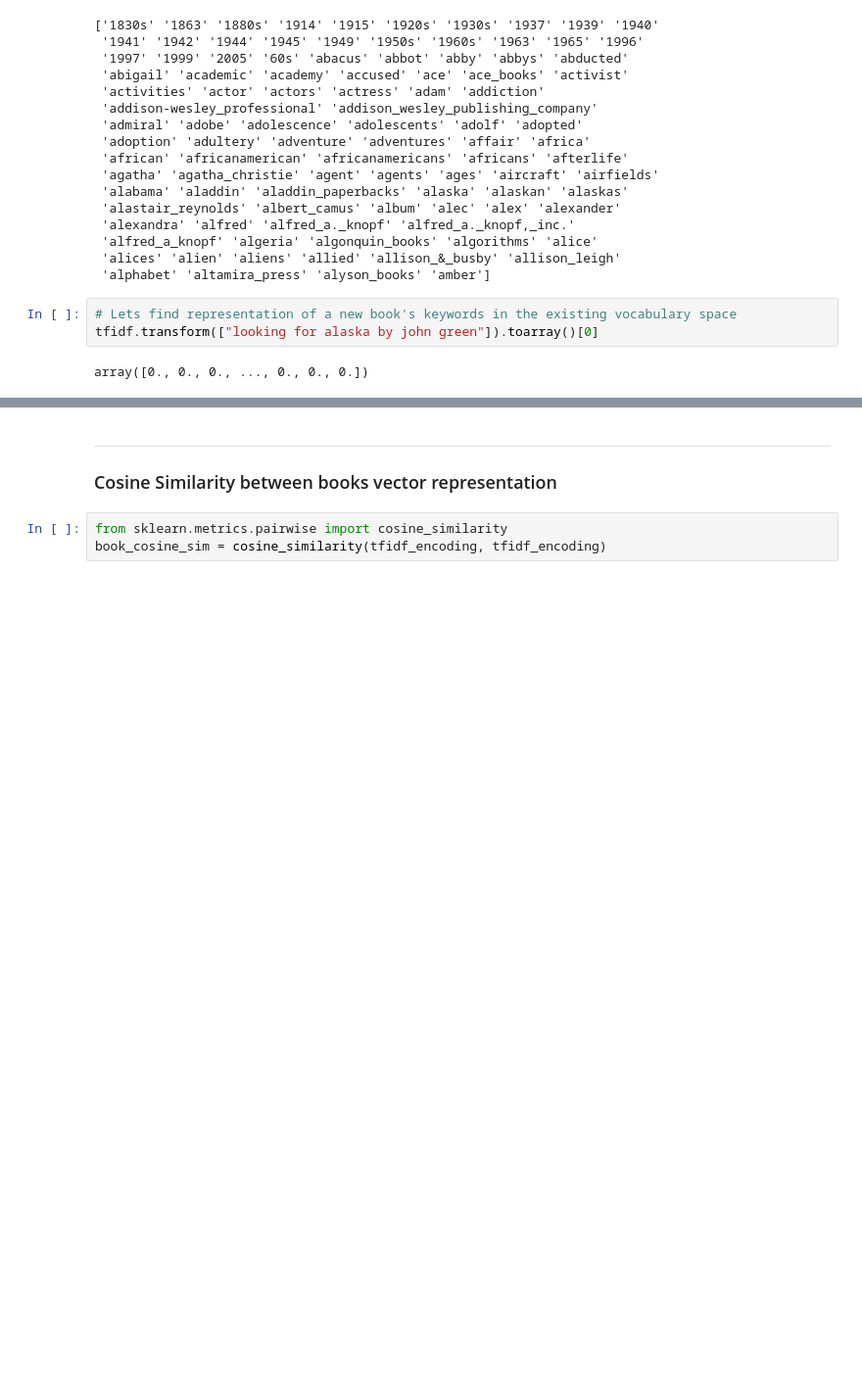
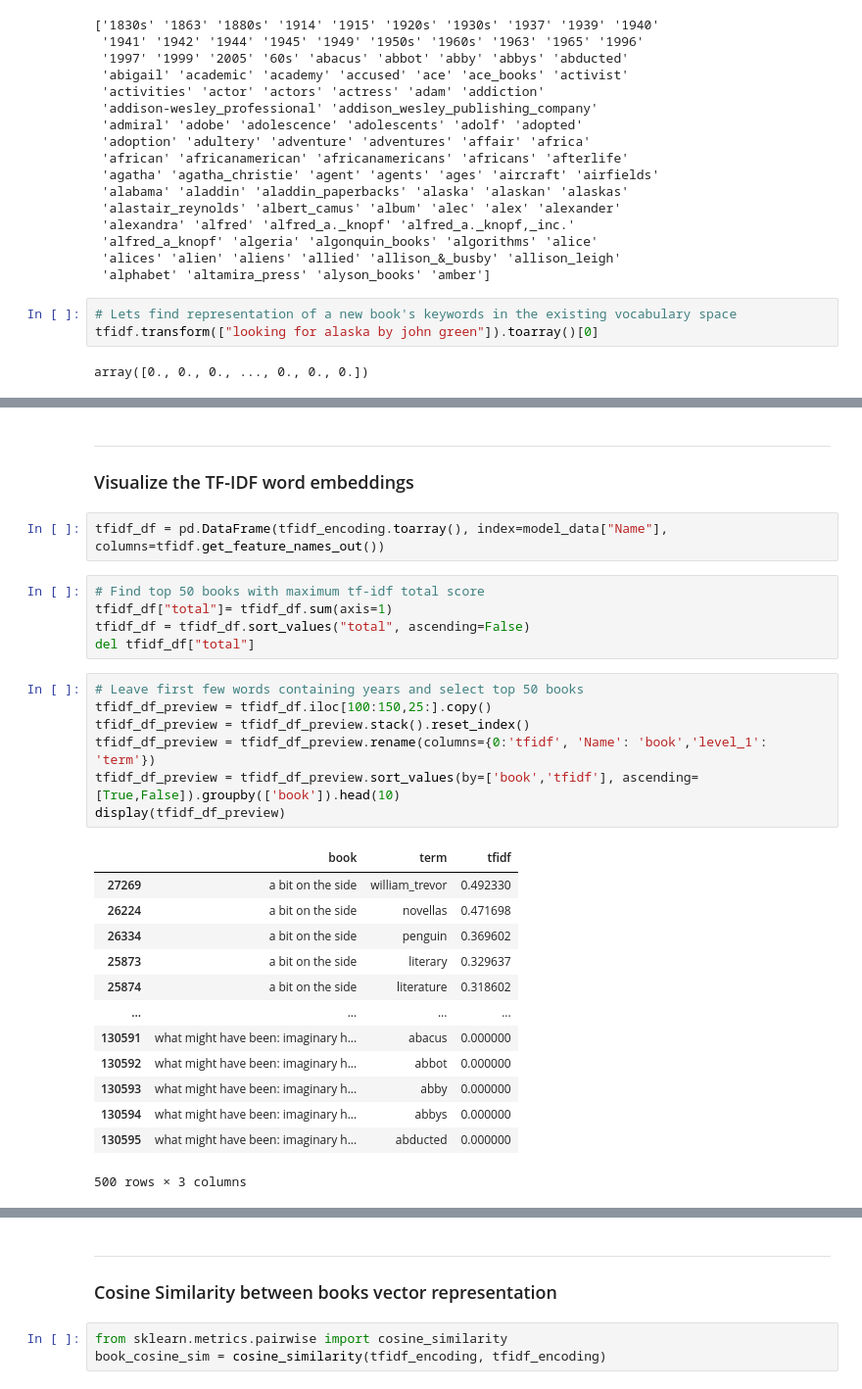
Before and after one commit to AmoliR/nlp-for-book-recommendation, a Jupyter notebook: model.ipynb, the cells around one changed output, grey strips where cells are left out. Shown at 98% size. Saved outputs shown, nothing was run; the diff lists cells and outputs as text; blank space fills up the shorter version.

```diff
--- a/model.ipynb
+++ b/model.ipynb
@@ -60,0 +61,31 @@ tfidf_encoding.toarray().shape
+# %% [markdown]
+---
+### Visualize the TF-IDF word embeddings
+# %%
+tfidf_df = pd.DataFrame(tfidf_encoding.toarray(), index=model_data["Name"], columns=tfidf.get_feature_names_out())
+# %%
+# Find top 50 books with maximum tf-idf total score
+tfidf_df["total"]= tfidf_df.sum(axis=1)
+tfidf_df = tfidf_df.sort_values("total", ascending=False)
+del tfidf_df["total"]
+# %%
+# Leave first few words containing years and select top 50 books
+tfidf_df_preview = tfidf_df.iloc[100:150,25:].copy()
+tfidf_df_preview = tfidf_df_preview.stack().reset_index()
+tfidf_df_preview = tfidf_df_preview.rename(columns={0:'tfidf', 'Name': 'book','level_1': 'term'})
+tfidf_df_preview = tfidf_df_preview.sort_values(by=['book','tfidf'], ascending=[True,False]).groupby(['book']).head(10)
+display(tfidf_df_preview)
+# %% [output]
+|  | book | term | tfidf |
+| 27269 | a bit on the side | william_trevor | 0.492330 |
+| 26224 | a bit on the side | novellas | 0.471698 |
+| 26334 | a bit on the side | penguin | 0.369602 |
+| 25873 | a bit on the side | literary | 0.329637 |
+| 25874 | a bit on the side | literature | 0.318602 |
+| ... | ... | ... | ... |
+| 130591 | what might have been: imaginary h... | abacus | 0.000000 |
+| 130592 | what might have been: imaginary h... | abbot | 0.000000 |
+| 130593 | what might have been: imaginary h... | abby | 0.000000 |
+| 130594 | what might have been: imaginary h... | abbys | 0.000000 |
+| 130595 | what might have been: imaginary h... | abducted | 0.000000 |
+500 rows × 3 columns
```
Also changed, not shown: parts of 6 cells of this notebook.
